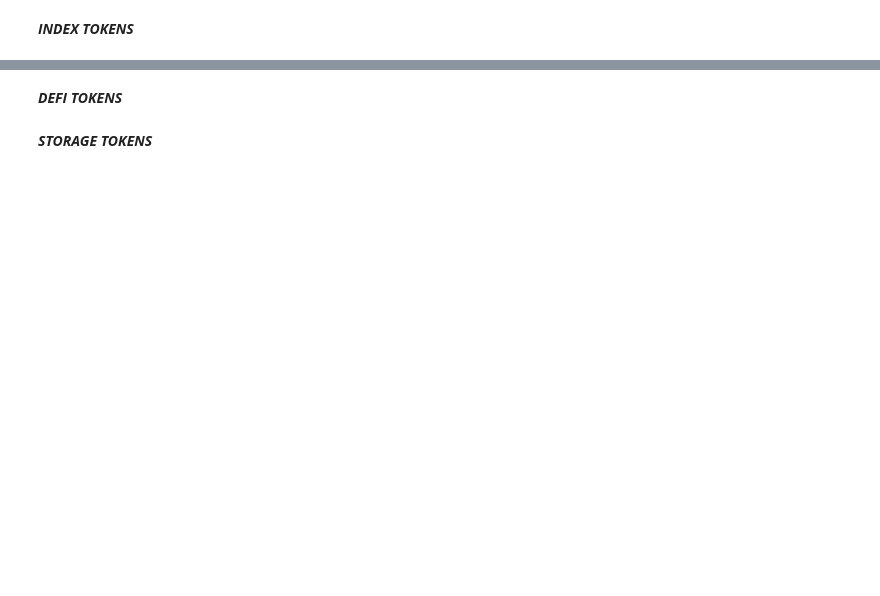
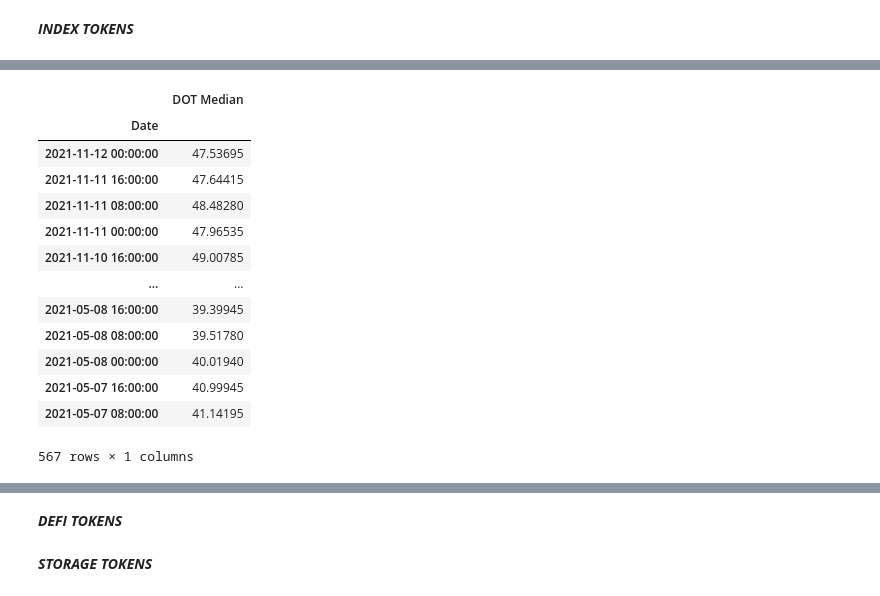
Before and after one commit to tjmcdowelldotcom/PennGroupProject1, a Jupyter notebook: penngroupproject1.ipynb, the cells around one changed output, grey strips where cells are left out. Cells and saved outputs as stored; diff of their text form; code cells hidden in the pictures; blank space fills up the shorter version.

```diff
--- a/penngroupproject1.ipynb
+++ b/penngroupproject1.ipynb
@@ -258 +205,30 @@ uni_result.set_index('Date', inplace=True)
+# %%
+dot = requests.get('https://api.kucoin.com/api/v1/market/candles?type=8hour&symbol=DOT-USDT&startAt=1620360000&endAt=0')
+dot_j = dot.json()
+dot_df = pd.DataFrame(dot_j['data'])
+dot_df.rename(columns={0:'Date',1:'Open',2:'Close'}, inplace=True)
+dot_df.drop(columns = [3,4,5,6], inplace=True)
+dot_median = dot_df[['Open','Close']].astype(float)
+dot_median['DOT Median'] = dot_median[['Open','Close']].mean(axis=1)
+dot_median = dot_median['DOT Median']
+dot_df_date = pd.to_datetime(dot_df['Date'], unit='s')
+dot_date = [dot_df_date, dot_median]
+dot_result = pd.concat(dot_date, axis=1, join = 'outer')
+dot_result.set_index('Date', inplace=True)
+dot_result
+# %% [output]
+|  | DOT Median |
+| Date |  |
+| 2021-11-12 00:00:00 | 47.53695 |
+| 2021-11-11 16:00:00 | 47.64415 |
+| 2021-11-11 08:00:00 | 48.48280 |
+| 2021-11-11 00:00:00 | 47.96535 |
+| 2021-11-10 16:00:00 | 49.00785 |
+| ... | ... |
+| 2021-05-08 16:00:00 | 39.39945 |
+| 2021-05-08 08:00:00 | 39.51780 |
+| 2021-05-08 00:00:00 | 40.01940 |
+| 2021-05-07 16:00:00 | 40.99945 |
+| 2021-05-07 08:00:00 | 41.14195 |
+567 rows × 1 columns
 # %%
```
Also changed, not shown: parts of 20 cells of this notebook.
